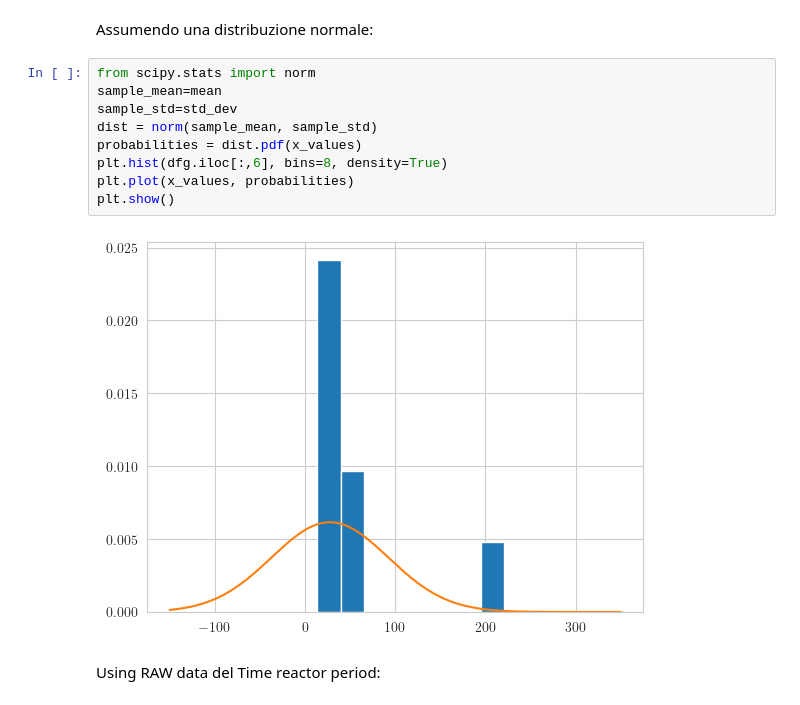
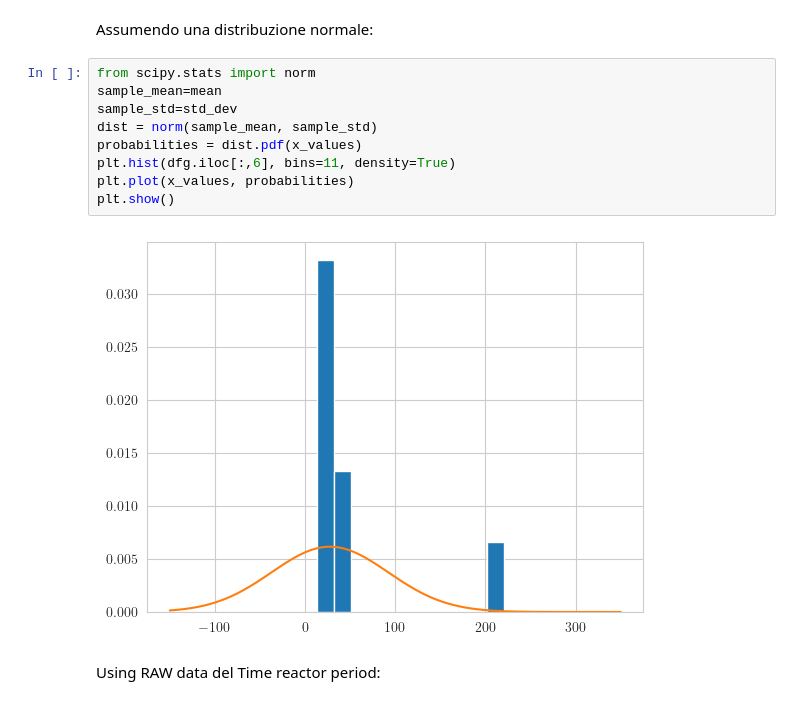
Before and after one commit to 96mat/ENRK, a Jupyter notebook: Report.ipynb, the cells around one changed output. Saved outputs shown, nothing was run; the diff lists cells and outputs as text.

```diff
--- a/Report.ipynb
+++ b/Report.ipynb
@@ -387,14 +387,14 @@ Assumendo una distribuzione normale:
 # %%
 from scipy.stats import norm
 sample_mean=mean
 sample_std=std_dev
 dist = norm(sample_mean, sample_std)
 probabilities = dist.pdf(x_values)
-plt.hist(dfg.iloc[:,6], bins=8, density=True)
+plt.hist(dfg.iloc[:,6], bins=11, density=True)
 plt.plot(x_values, probabilities)
 plt.show()
 # %% [output]
-[figure, old version]
+[figure, new version]
 # %% [markdown]
 Using RAW  data del Time reactor period:
 # %% [markdown]
```
Also changed, not shown: parts of 18 cells of this notebook.
